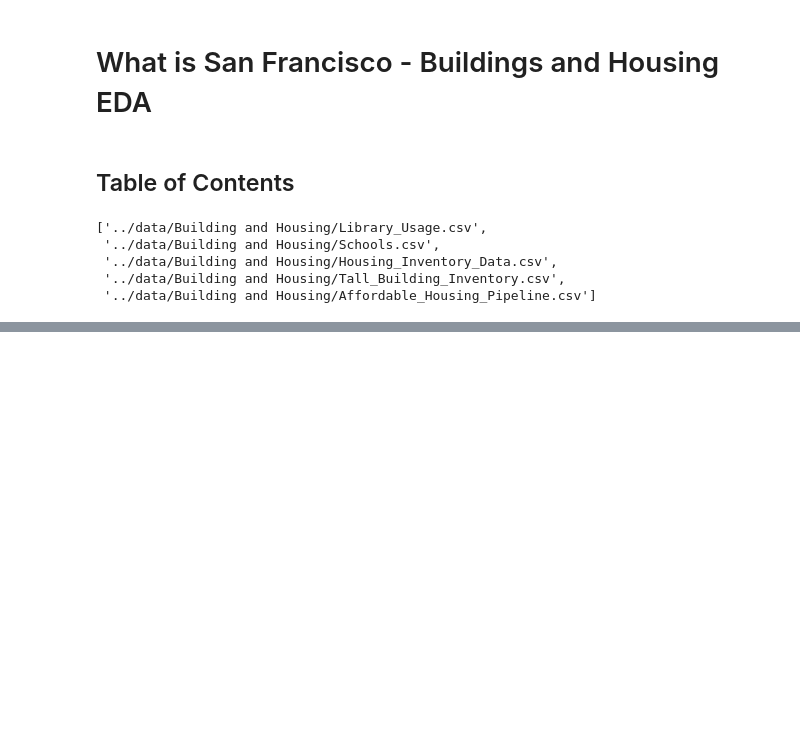
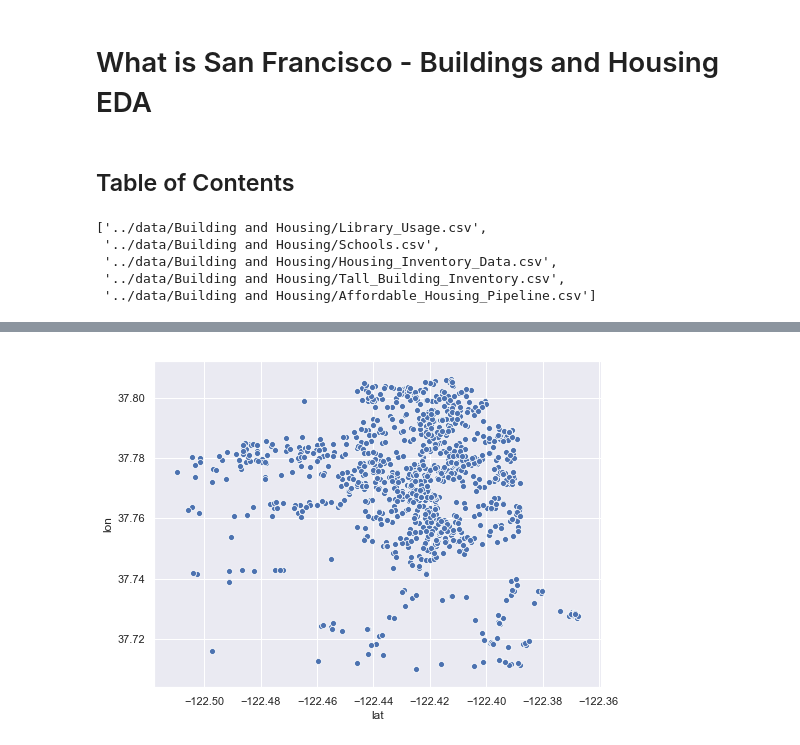
Before and after one commit to daikiminaki/San-Francisco-Data-Project, a Jupyter notebook: notebooks/what_is_sf_eda_building_and_housing.ipynb, the cells around one changed output, grey strips where cells are left out. Drawn from its saved outputs; the diff is of its cells as text; code cells hidden in the pictures; blank space fills up the shorter version.

```diff
--- a/notebooks/what_is_sf_eda_building_and_housing.ipynb
+++ b/notebooks/what_is_sf_eda_building_and_housing.ipynb
@@ -70,0 +165,9 @@ Name: prop_use, dtype: int64
+# %%
+# Filter to Apartments
+apartments = housing_inventory[housing_inventory['prop_use'] == 'APARTMENTS']
+# %%
+# Full Housing Investory Mapped
+_ = plt.figure(figsize=(8,6))
+_ = sns.scatterplot(x='lat', y='lon', data=apartments)
+# %% [output]
+[figure, added]
```
Also changed, not shown: parts of 25 cells of this notebook, 1 other file.
